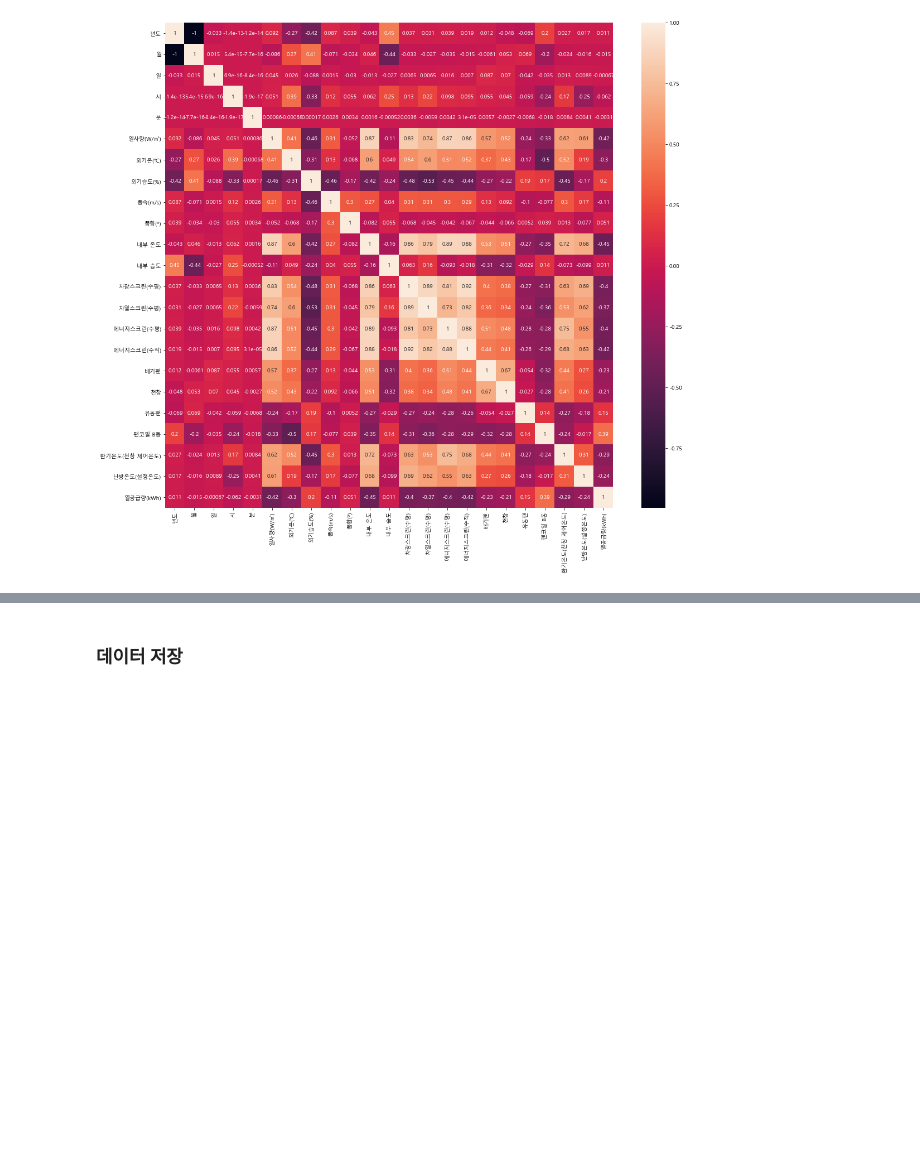
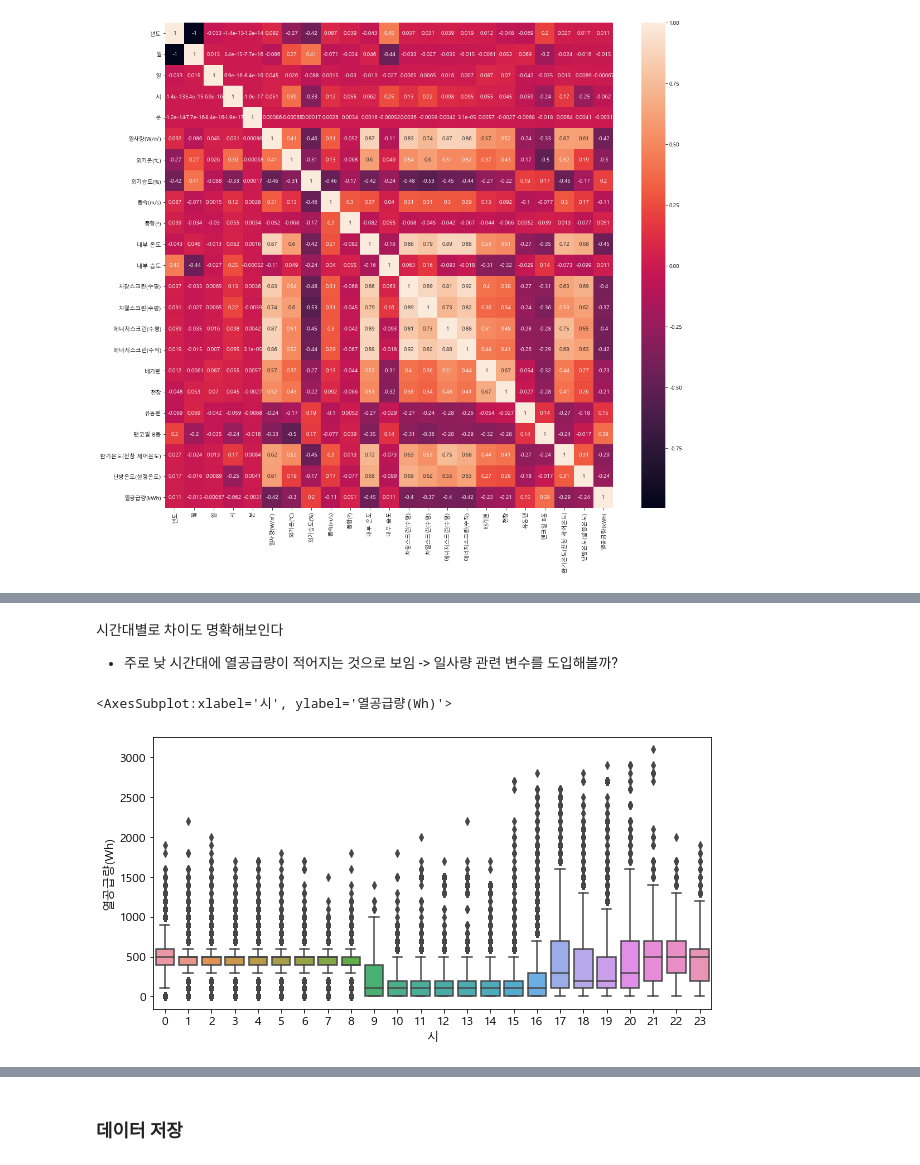
Before and after one commit to yxbxn/smart_farm, a Jupyter notebook: EDA.ipynb, the cells around one changed output, grey strips where cells are left out. Saved outputs shown, nothing was run; the diff lists cells and outputs as text; code cells hidden in the pictures; blank space fills up the shorter version.

```diff
--- a/EDA.ipynb
+++ b/EDA.ipynb
@@ -798,0 +848,11 @@ plt.show()
+# %% [markdown]
+시간대별로 차이도 명확해보인다
+- 주로 낮 시간대에 열공급량이 적어지는 것으로 보임 -> 일사량 관련 변수를 도입해볼까?
+# %%
+plt.rcParams['font.size'] = 12
+
+fig,ax = plt.subplots(figsize=(10,5))
+sns.boxplot(x="시",y= "열공급량(Wh)", data = train_df_wh)
+# %% [output]
+<AxesSubplot:xlabel='시', ylabel='열공급량(Wh)'>
+[figure, added]
```
Also changed, not shown: parts of 11 cells of this notebook.
